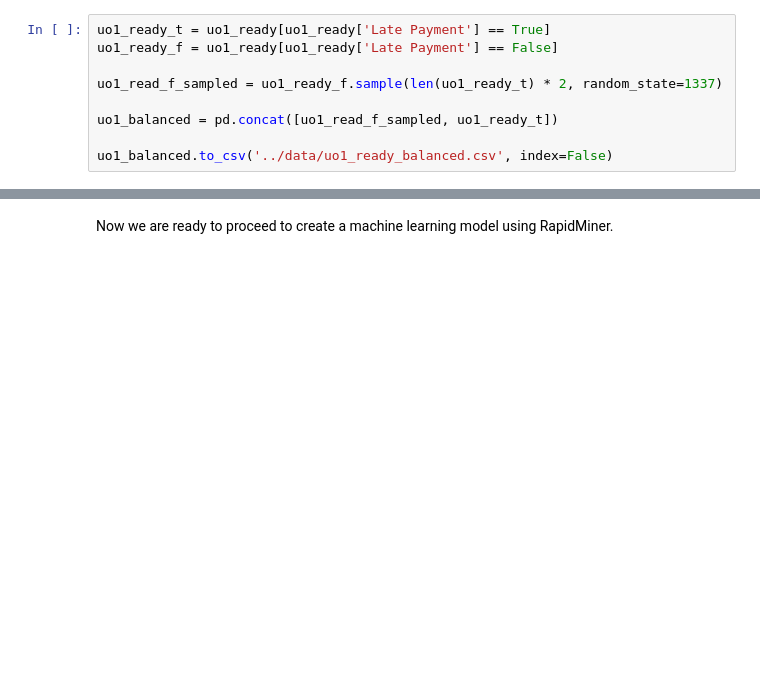
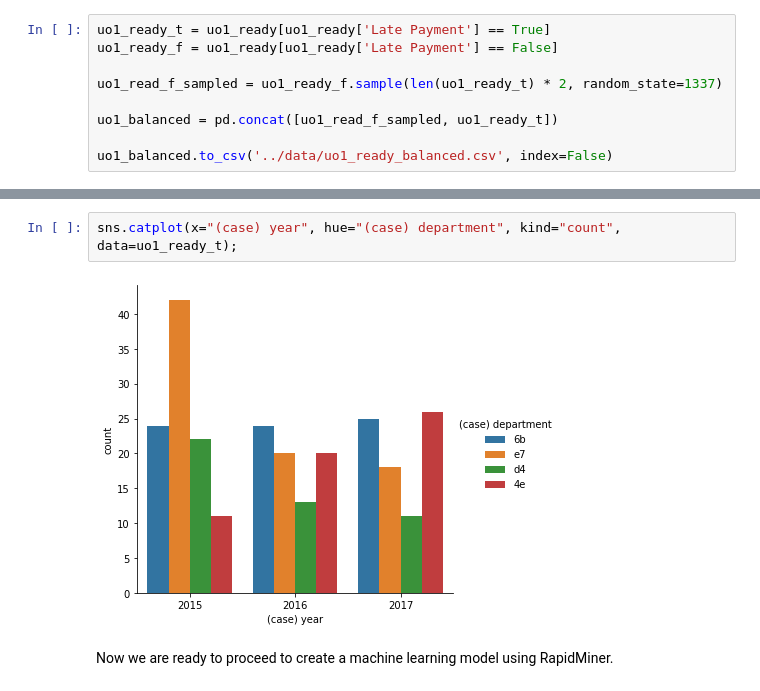
Before and after one commit to Anacron-sec/process-mining-project, a Jupyter notebook: nbs/BPI Challenge 2018.ipynb, the cells around one changed output, grey strips where cells are left out. Cells and saved outputs as stored; diff of their text form; blank space fills up the shorter version.

```diff
--- a/nbs/BPI Challenge 2018.ipynb
+++ b/nbs/BPI Challenge 2018.ipynb
@@ -222,3 +238,7 @@ uo1_balanced.to_csv('../data/uo1_ready_balanced.csv', index=False)
+# %%
+sns.catplot(x="(case) year", hue="(case) department", kind="count", data=uo1_ready_t);
+# %% [output]
+[figure, added]
 # %% [markdown]
 Now we are ready to proceed to create a machine learning model using RapidMiner.
 # %% [markdown]
```
Also changed, not shown: parts of 20 cells of this notebook, 2 other files.
